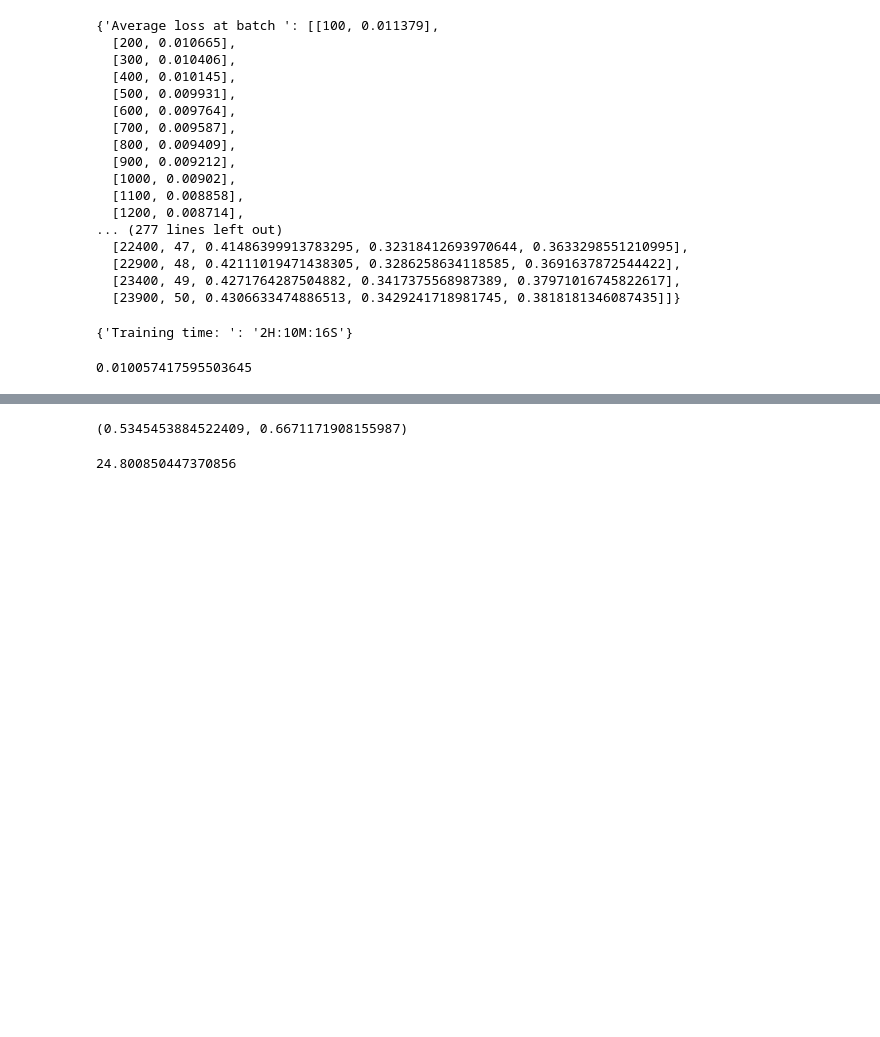
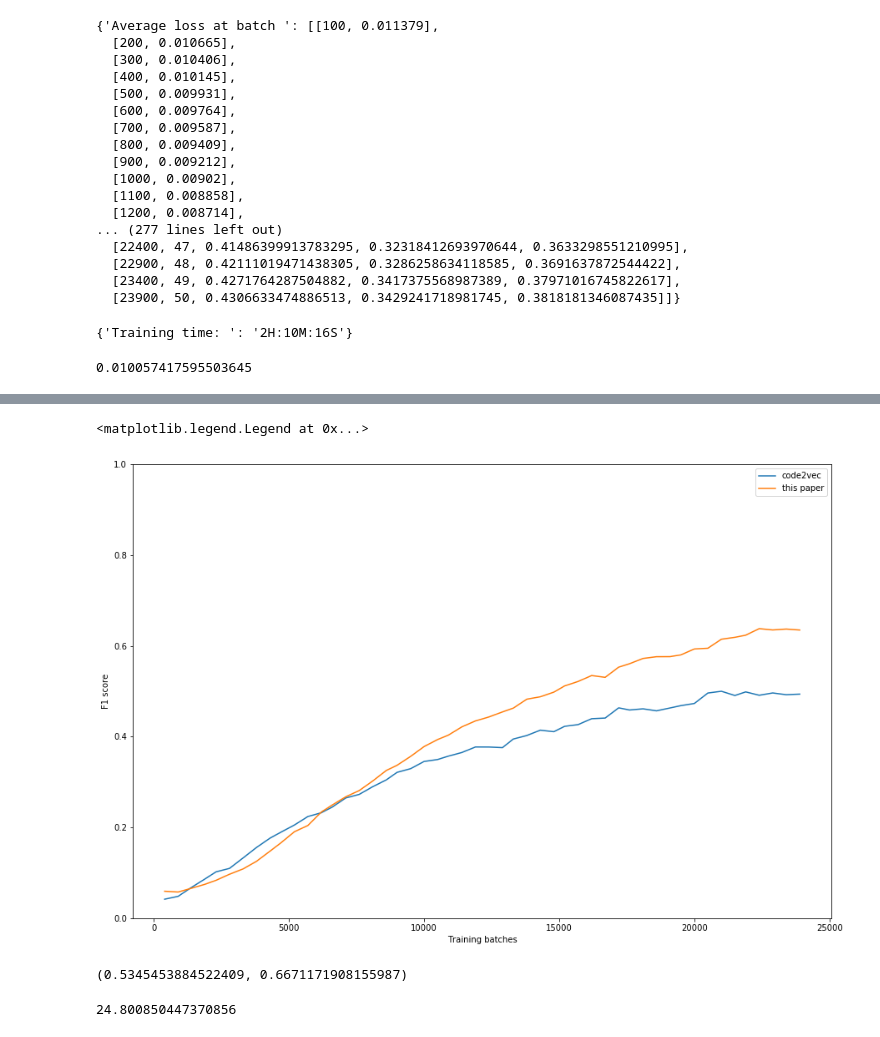
Before and after one commit to xumq1009/code2vec, a Jupyter notebook: train_log/log_analyzer.ipynb, the cells around one changed output, grey strips where cells are left out. Cells and saved outputs as stored; diff of their text form; code cells hidden in the pictures; blank space fills up the shorter version.

```diff
--- a/train_log/log_analyzer.ipynb
+++ b/train_log/log_analyzer.ipynb
@@ -188,7 +188,7 @@ analyzer_list[2].getData()
 # %% [output]
 {'Training time: ': '2H:10M:16S'}
 # %%
-def randline(base, k=0.2, d =1.3):
+def randline(base, k=0.2, d =1.3, up_thre=0.64):
     result = base.copy()
     interval = base[1:]
     interval = interval - base[0:-1]
@@ -197,6 +197,9 @@ def randline(base, k=0.2, d =1.3):
     for i in range(1, len(base)):
         result[i] = (1-k) * result[i-1] + k * base[i]
     result = (result + (np.random.random((base.shape[0],)) - 0.5) * interval) * (d + (np.random.random((base.shape[0],)) - 0.3) *interval)
+    for i in range(len(result)):
+        if result[i] > up_thre:
+            result[i] = up_thre - np.random.rand()/100
     return result
 # %%
 arr_loss = np.array(analyzer_list[1].getData()['Average loss at batch '])
@@ -244,3 +260,23 @@ ax2.legend(loc="best")
+# %%
+up_thre = 0.6
+for i in range(len(y_roc_f1)):
+    if y_roc_f1[i] > up_thre:
+        y_roc_f1[i] = up_thre - np.random.rand()/100
+
+fig=plt.figure(figsize=(15,10))
+
+ax2 = fig.add_subplot(1,1,1)
+plt.plot(x_roc, y_roc_f1, label='code2vec')
+plt.plot(x1_roc, y1_roc_f1, label='this paper')
+plt.ylim(0, 1)
+plt.ylabel('F1 score')
+plt.xlabel('Training batches')
+
+ax1.legend(loc="best")
+ax2.legend(loc="best")
+# %% [output]
+<matplotlib.legend.Legend at 0x...>
+[figure, added]
 # %%
 y_roc_f1[-1], y1_roc_f1[-1]
 # %% [output]
```
Also changed, not shown: parts of 8 cells of this notebook.
